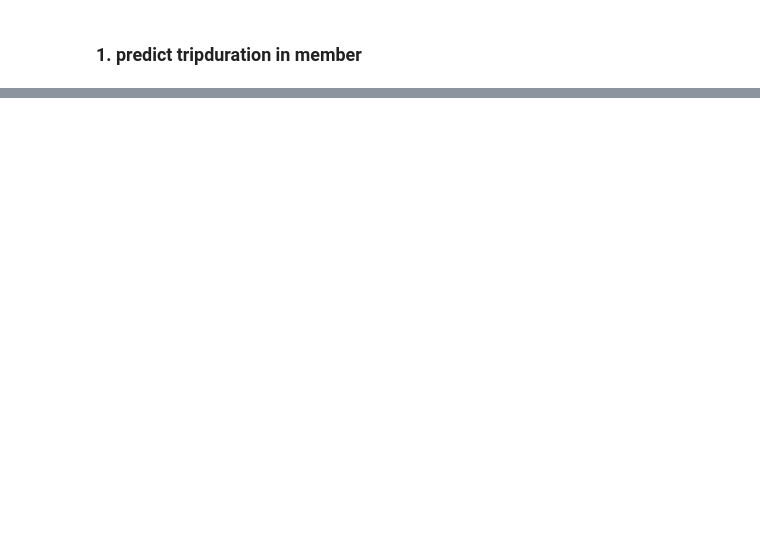
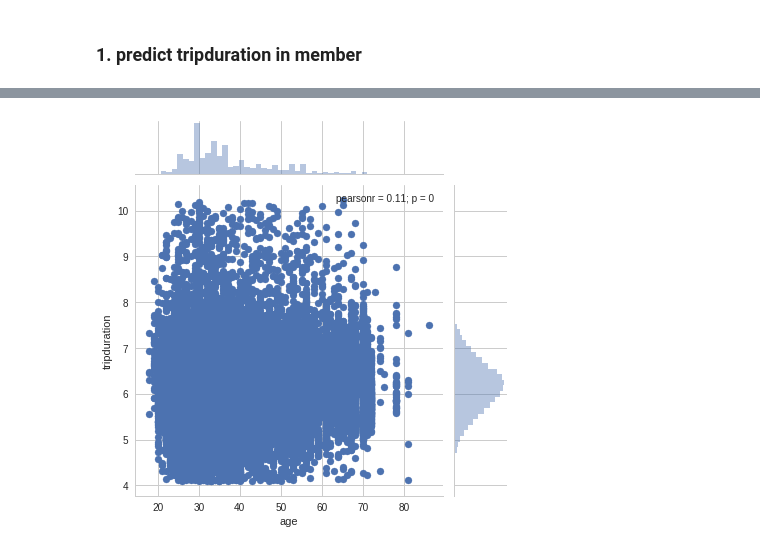
Before and after one commit to shinv1234/cycle_share, a Jupyter notebook: cycle_share_tripduration_predict.ipynb, the cells around one changed output, grey strips where cells are left out. Saved outputs shown, nothing was run; the diff lists cells and outputs as text; code cells hidden in the pictures; blank space fills up the shorter version.

```diff
--- a/cycle_share_tripduration_predict.ipynb
+++ b/cycle_share_tripduration_predict.ipynb
@@ -193,0 +152,5 @@ Name: install_date, dtype: int64
+# %%
+# 잠시만...
+cs_lm_f = cs_lm_f[~cs_lm_f.Mean_Temperature_F.isnull()]
+cs_lm_f = cs_lm_f[~cs_lm_f.age.isnull()]
+cs_lm_f.isnull().sum()
@@ -193,0 +188,4 @@ Name: install_date, dtype: int64
+# %%
+sns.jointplot(x=cs_lm_f.age, y=np.log(cs_lm_t));
+# %% [output]
+[figure, added]
```
Also changed, not shown: parts of 71 cells of this notebook, 2 other files.
